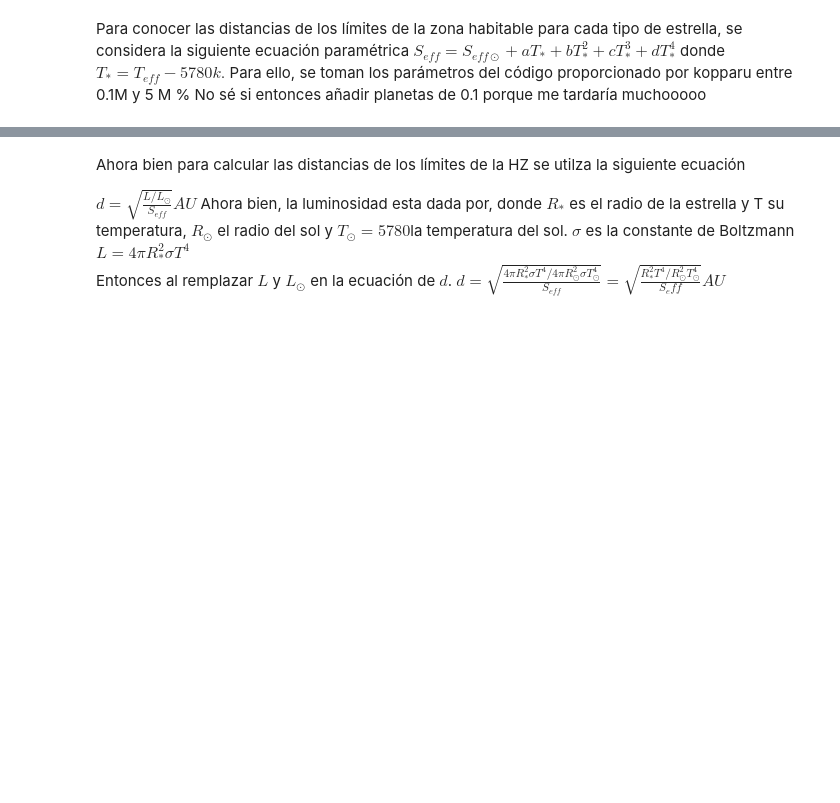
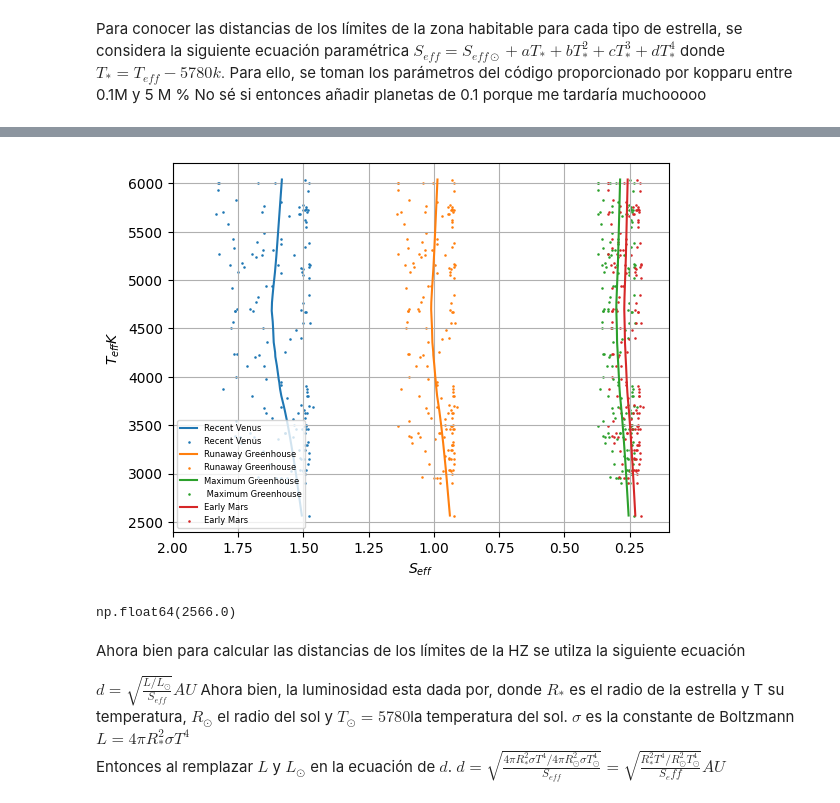
Before and after one commit to Vegaaa99/Tesis, a Jupyter notebook: Data_Analysisi.ipynb, the cells around one changed output, grey strips where cells are left out. Drawn from its saved outputs; the diff is of its cells as text; code cells hidden in the pictures; blank space fills up the shorter version.

```diff
--- a/Data_Analysisi.ipynb
+++ b/Data_Analysisi.ipynb
@@ -243,0 +171,14 @@ plt.show()
+# %%
+def LOWESS(x,y,frac):
+    lowess_collection = pd.DataFrame(index=l)
+    lowess_collection['lowess_data'] = None  # Initializes with dtype=object
+
+    for i in l:
+        lowess_df = pd.DataFrame(
+            sm.nonparametric.lowess(x[i], y, frac),
+            columns=['x', 'y_smooth']
+        )
+        # Assign mini-DataFrame as a single object inside the cell
+        lowess_collection.at[i, 'lowess_data'] = lowess_df
+    return lowess_collection
+LOWESS(S_eff,T_eff,0.6)
@@ -243,0 +191,3 @@ plt.show()
+# %%
+s_c=LOWESS(S_eff,T_eff,0.6)
+s_c['lowess_data'][2]['x']
@@ -243,0 +207,29 @@ plt.show()
+# %%
+#modelo kopparapu
+
+plt.plot(s_c['lowess_data'][0]['y_smooth'], s_c['lowess_data'][0]['x'],
+          label = 'Recent Venus')
+plt.scatter(S_eff['Recent_Venus'], T_eff, label = 'Recent Venus', s = 0.7)
+plt.plot(s_c['lowess_data'][1]['y_smooth'], s_c['lowess_data'][1]['x'],
+          label = 'Runaway Greenhouse')
+plt.scatter(S_eff['Runaway_Greenhouse'], T_eff, label = 'Runaway Greenhouse', s=0.7)
+plt.plot(s_c['lowess_data'][2]['y_smooth'],
+         s_c['lowess_data'][2]['x'], label = 'Maximum Greenhouse')
+plt.scatter(S_eff['Max_Greenhouse'], T_eff, label = ' Maximum Greenhouse', s= 0.7)
+plt.plot(s_c['lowess_data'][3]['y_smooth'],
+         s_c['lowess_data'][3]['x'], label = 'Early Mars')
+plt.scatter(S_eff['Early_Mars'], T_eff, label = 'Early Mars', s = 0.7)
+plt.xlabel(r'$S_{eff}$')
+plt.gca().invert_xaxis()
+plt.xlim(2,0.1)
+plt.ylabel(r'$T_{eff} K$')
+plt.legend(loc='lower left', fontsize=6)
+plt.grid(True)
+plt.savefig('/home/mavegac/Tesis/Template-Tesis/imágenes/Flujo_efectivo.pdf')
+plt.show()
+# %% [output]
+[figure, added]
+# %%
+T_eff.min()
+# %% [output]
+np.float64(2566.0)
```
Also changed, not shown: parts of 41 cells of this notebook, 4 other files.
